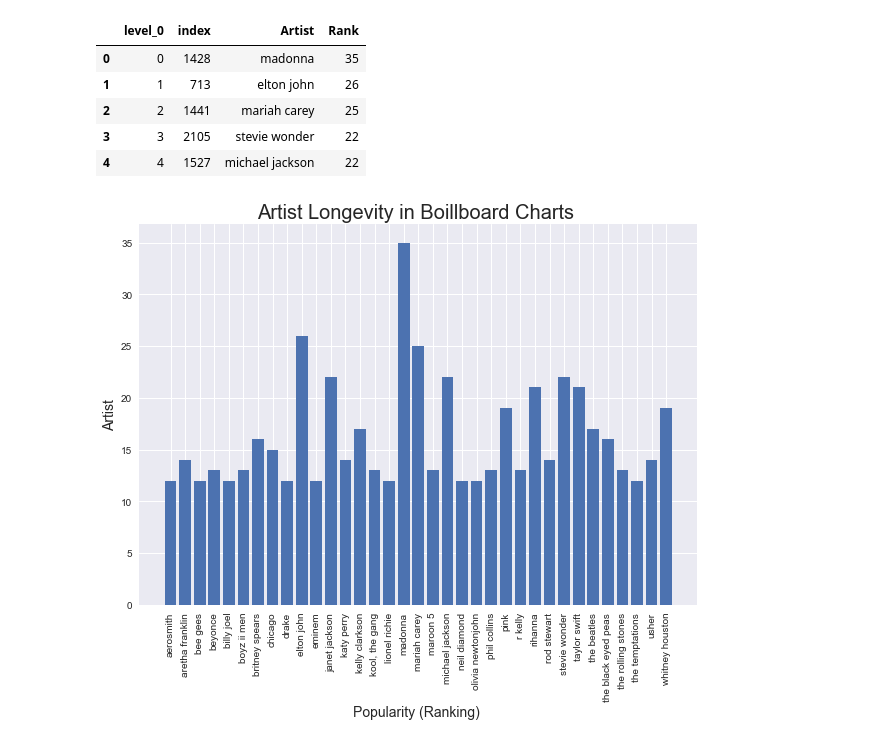
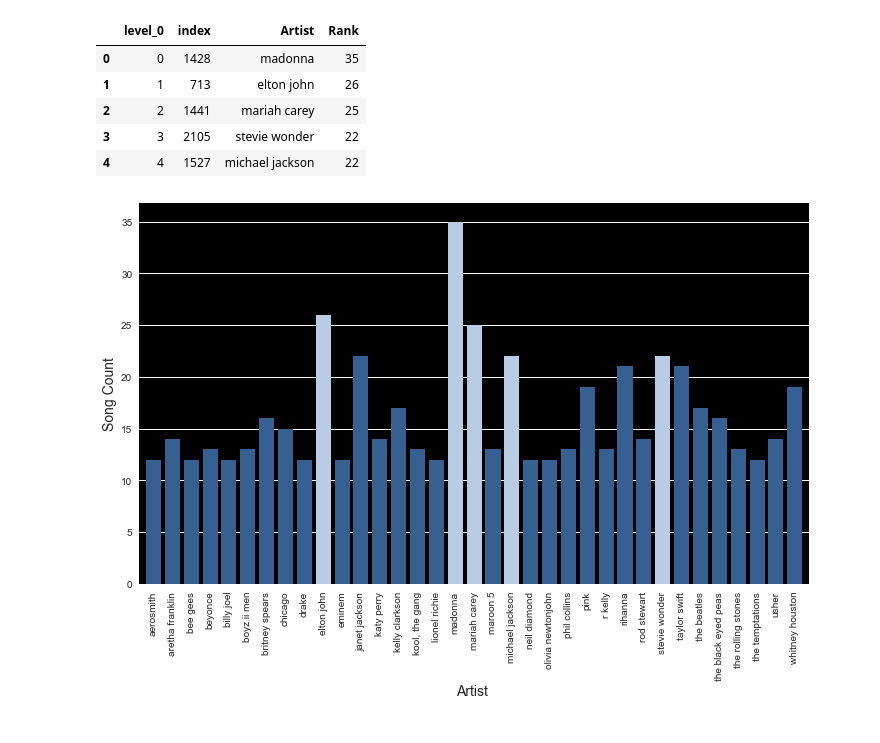
Before and after one commit to Syverts1/MusicAnalysis, a Jupyter notebook: plots from spotify data and billboard data.ipynb, the cells around one changed output. Saved outputs shown, nothing was run; the diff lists cells and outputs as text; code cells hidden in the pictures.

Commit message:
updating charts

```diff
--- a/plots from spotify data and billboard data.ipynb
+++ b/plots from spotify data and billboard data.ipynb
@@ -90,7 +90,7 @@ plt.show()
 # %%
 # Billboard Charts Consolidated Data - "billboard_sentanalys.csv"
 # %%
-csv_path = "billboard_sentanalys.csv"
+csv_path = os.path.join("billboard_analysis","billboard_sentanalys.csv")
 songs_df2=pd.read_csv(csv_path,encoding='ANSI')
 #songs_df2.head()
 # %%
@@ -184,19 +185,34 @@ df.head()
 # %%
 x=df["Artist"]
 y=df["Rank"]
 
-plt.figure(figsize=(10,7))
-sns.set()
-plt.grid(True)
+plt.figure(figsize=(12,7))
+#sns.set()
+plt.grid(False)
 
-plt.bar(x,y)
-plt.title("Artist Longevity in Boillboard Charts ", fontsize =20)
-plt.xlabel("Popularity (Ranking) ", fontsize=14)
-plt.ylabel("Artist", fontsize=14)
+ax = plt.bar(x,y)
+
+plt.xlabel("Artist ", fontsize=14)
+plt.ylabel("Song Count", fontsize=14)
 plt.xticks(rotation=90)
 
+for i in range(35):
+    highlight = i
+    pos = df.index.get_loc(highlight)
+
+    ax.patches[pos].set_facecolor("#366092")
+
+for i in range(5):
+    highlight = i
+    pos = df.index.get_loc(highlight)
+
+    ax.patches[pos].set_facecolor("#b8cce4")
+
+ax1 = plt.gca()
+ax1.yaxis.grid(True)
+ax1.set_facecolor("black")
 #plt.ylim(1,100)
-#plt.ylim(-1,1)
+plt.xlim(-.75,34.75)
 plt.show()
 # %% [output]
-[figure, old version]
+[figure, new version]
```
Also changed, not shown: parts of 1 cell of this notebook, 3 other files.
